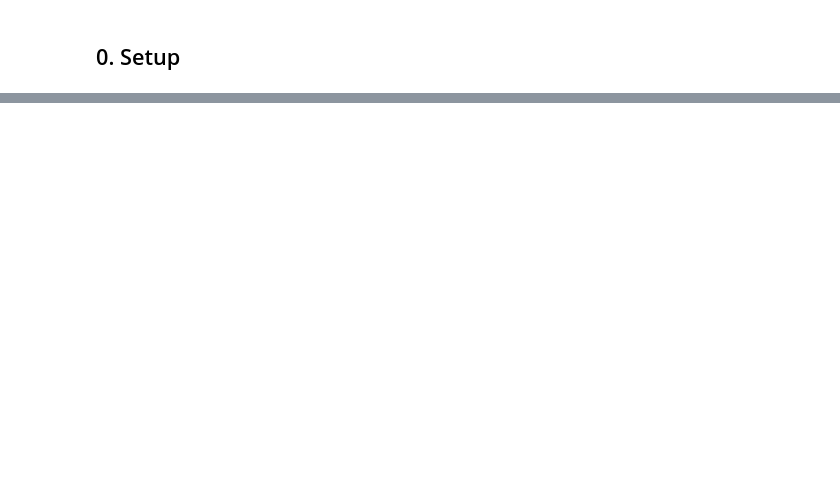
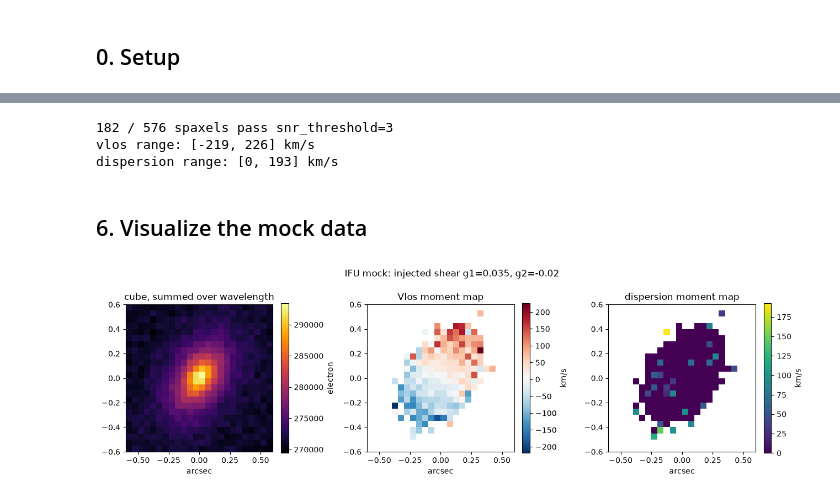
Before and after one commit to andrevitorelli/KINO, a Jupyter notebook: notebooks/04_one_galaxy_inference.ipynb, the cells around one changed output, grey strips where cells are left out. Cells and saved outputs as stored; diff of their text form; code cells hidden in the pictures; blank space fills up the shorter version.

```diff
--- a/notebooks/04_one_galaxy_inference.ipynb
+++ b/notebooks/04_one_galaxy_inference.ipynb
@@ -149,0 +144,9 @@ posterior.corner_plot(truth={"g1": g1_true, "g2": g2_true})
+# %%
+line_flux = 5e-16 * u.erg / u.s / u.cm**2  # intrinsic (unlensed) line flux
+
+cube_noiseless = ifu.observe(scene, line_flux=line_flux, line_wavelength=line_wavelength, rng=None)
+data = ifu.observe(scene, line_flux=line_flux, line_wavelength=line_wavelength, rng=rng)
+
+print(f"cube shape (n_wave, ny, nx): {data.flux.shape}")
+print(f"noiseless peak counts: {cube_noiseless.flux.max():.0f} electron")
+print(f"noisy realisation range: [{data.flux.min():.0f}, {data.flux.max():.0f}] electron")
@@ -149,0 +165,41 @@ posterior.corner_plot(truth={"g1": g1_true, "g2": g2_true})
+# %%
+moments = compute_moment_maps(data, line_wavelength=line_wavelength, snr_threshold=3.0)
+
+n_spaxels = data.flux.shape[1] * data.flux.shape[2]
+n_valid = int(np.sum(~np.isnan(moments.vlos)))
+print(f"{n_valid} / {n_spaxels} spaxels pass snr_threshold=3")
+v_lo, v_hi = np.nanmin(moments.vlos), np.nanmax(moments.vlos)
+d_lo, d_hi = np.nanmin(moments.dispersion), np.nanmax(moments.dispersion)
+print(f"vlos range: [{v_lo:.0f}, {v_hi:.0f}] km/s")
+print(f"dispersion range: [{d_lo:.0f}, {d_hi:.0f}] km/s")
+# %% [output]
+182 / 576 spaxels pass snr_threshold=3
+vlos range: [-219, 226] km/s
+dispersion range: [0, 193] km/s
+# %% [markdown]
+## 6. Visualize the mock data
+# %%
+fov = (ifu.nx * ifu.pixel_scale).to_value(u.arcsec)
+extent = [-fov / 2, fov / 2, -fov / 2, fov / 2]
+
+fig, axes = plt.subplots(1, 3, figsize=(13, 4))
+
+im0 = axes[0].imshow(data.flux.sum(axis=0), origin="lower", cmap="inferno", extent=extent)
+axes[0].set_title("cube, summed over wavelength")
+axes[0].set_xlabel("arcsec")
+fig.colorbar(im0, ax=axes[0], label="electron", fraction=0.046)
+
+im1 = axes[1].imshow(moments.vlos, origin="lower", cmap="RdBu_r", extent=extent)
+axes[1].set_title("Vlos moment map")
+axes[1].set_xlabel("arcsec")
+fig.colorbar(im1, ax=axes[1], label="km/s", fraction=0.046)
+
+im2 = axes[2].imshow(moments.dispersion, origin="lower", cmap="viridis", extent=extent)
+axes[2].set_title("dispersion moment map")
+axes[2].set_xlabel("arcsec")
+fig.colorbar(im2, ax=axes[2], label="km/s", fraction=0.046)
+
+fig.suptitle(f"IFU mock: injected shear g1={g1_true}, g2={g2_true}")
+fig.tight_layout()
+# %% [output]
+[figure, added]
```
Also changed, not shown: parts of 39 cells of this notebook, 3 other files.
